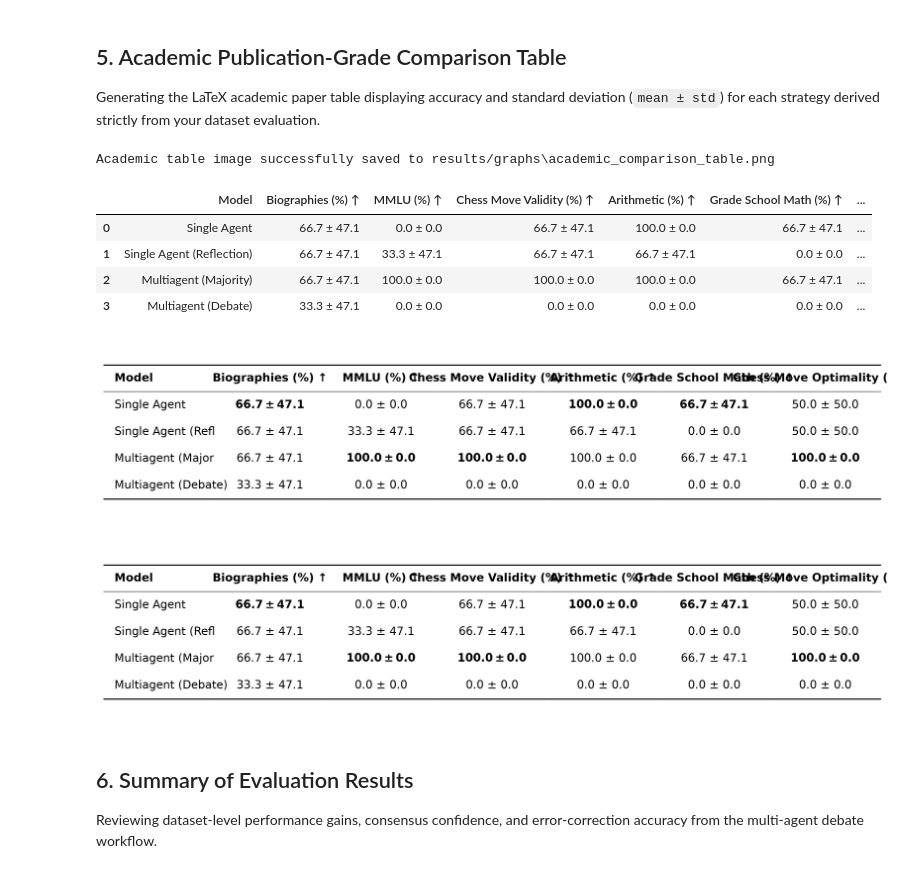
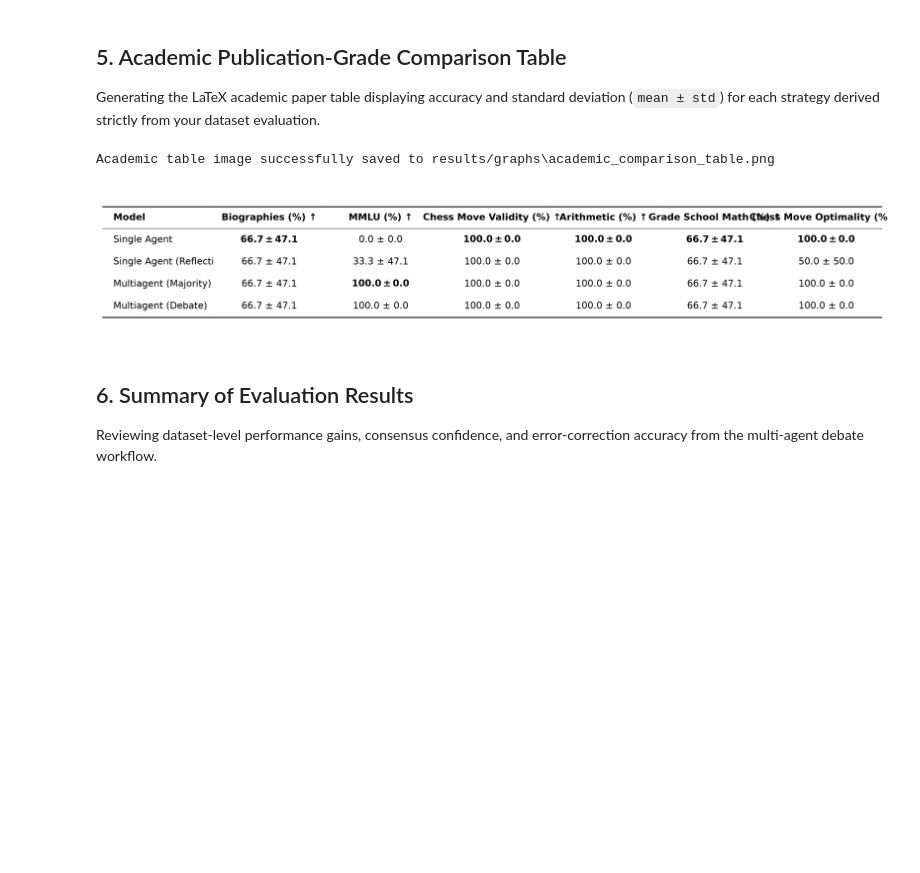
Before and after one commit to Suryaa-10/Modern-Debate-system-between-llms, a Jupyter notebook: Dataset_Debate_Evaluation.ipynb, the cells around one changed output. Cells and saved outputs as stored; diff of their text form; code cells hidden in the pictures; blank space fills up the shorter version.

```diff
--- a/Dataset_Debate_Evaluation.ipynb
+++ b/Dataset_Debate_Evaluation.ipynb
@@ -114,20 +114,12 @@ Generating the LaTeX academic paper table displaying accuracy and standard devia
 # %%
 df_table, fig_table = visualizer.generate_paper_styled_table(benchmark_results)
 
-# Display Pandas DataFrame
-display(df_table)
 
-# Display Publication Table Image
-fig_table
+# # Display Publication Table Image
+# fig_table
 # %% [output]
 Academic table image successfully saved to results/graphs\academic_comparison_table.png
-|  | Model | Biographies (%) ↑ | MMLU (%) ↑ | Chess Move Validity (%) ↑ | Arithmetic (%) ↑ | Grade School Math (%) ↑ | ... |
-| 0 | Single Agent | 66.7 ± 47.1 | 0.0 ± 0.0 | 66.7 ± 47.1 | 100.0 ± 0.0 | 66.7 ± 47.1 | ... |
-| 1 | Single Agent (Reflection) | 66.7 ± 47.1 | 33.3 ± 47.1 | 66.7 ± 47.1 | 66.7 ± 47.1 | 0.0 ± 0.0 | ... |
-| 2 | Multiagent (Majority) | 66.7 ± 47.1 | 100.0 ± 0.0 | 100.0 ± 0.0 | 100.0 ± 0.0 | 66.7 ± 47.1 | ... |
-| 3 | Multiagent (Debate) | 33.3 ± 47.1 | 0.0 ± 0.0 | 0.0 ± 0.0 | 0.0 ± 0.0 | 0.0 ± 0.0 | ... |
-[figure, old version]
+[figure, new version]
-[figure, removed]
 # %% [markdown]
 ## 6. Summary of Evaluation Results
 Reviewing dataset-level performance gains, consensus confidence, and error-correction accuracy from the multi-agent debate workflow.
```
Also changed, not shown: parts of 3 cells of this notebook, 10 other files.
